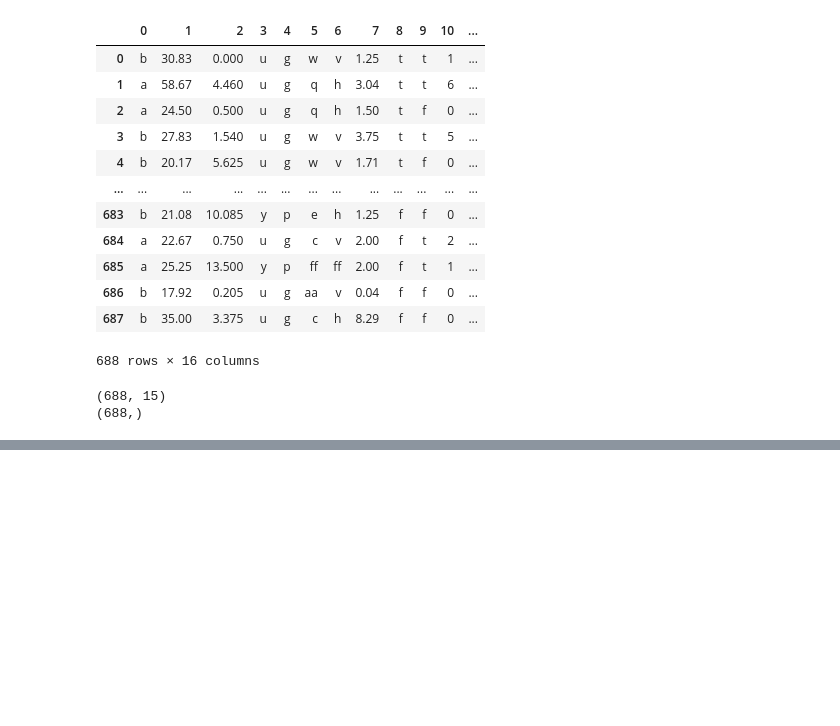
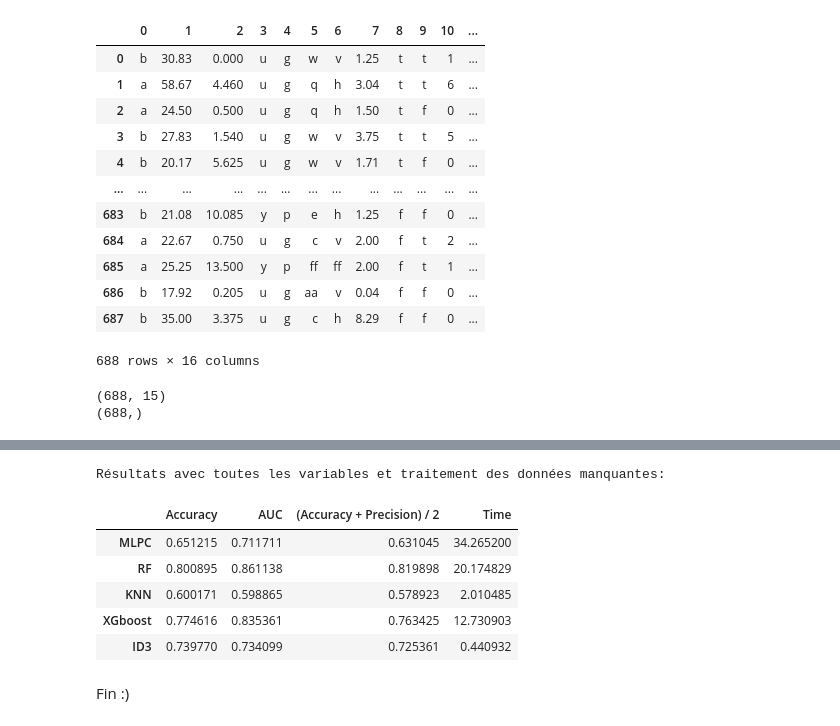
Before and after one commit to Katia-LOUNAS/Machine-Learning, a Jupyter notebook: TP01/Atelier_1.ipynb, the cells around one changed output, grey strips where cells are left out. Drawn from its saved outputs; the diff is of its cells as text; code cells hidden in the pictures; blank space fills up the shorter version.

```diff
--- a/TP01/Atelier_1.ipynb
+++ b/TP01/Atelier_1.ipynb
@@ -474,0 +539,11 @@ numeric_columns =
+# %%
+for col_id in range(X_cat.shape[1]):
+    unique_val, val_idx = np.unique(X_cat[:, col_id], return_inverse=True)
+    X_cat[:, col_id] = val_idx
+
+imp_cat = SimpleImputer(missing_values=0, strategy='most_frequent')
+X_cat = imp_cat.fit_transform(X_cat)
+# %%
+# Encodage des variables catégorielles
+encoder = OneHotEncoder(sparse=False)
+X_cat_encoded = encoder.fit_transform(X_cat)
@@ -474,0 +552,19 @@ numeric_columns =
+# %%
+X_final = np.hstack((X_num, X_cat_encoded))
+# %%
+# Normalisation des données
+scaler = StandardScaler()
+X_final_scaled = scaler.fit_transform(X_final)
+# %%
+print("\nRésultats avec toutes les variables et traitement des données manquantes:")
+run_classifiers(clfs, X_final_scaled, y)
+# %% [output]
+Résultats avec toutes les variables et traitement des données manquantes:
+|  | Accuracy | AUC | (Accuracy + Precision) / 2 | Time |
+| MLPC | 0.651215 | 0.711711 | 0.631045 | 34.265200 |
+| RF | 0.800895 | 0.861138 | 0.819898 | 20.174829 |
+| KNN | 0.600171 | 0.598865 | 0.578923 | 2.010485 |
+| XGboost | 0.774616 | 0.835361 | 0.763425 | 12.730903 |
+| ID3 | 0.739770 | 0.734099 | 0.725361 | 0.440932 |
+# %% [markdown]
+Fin :)
```
Also changed, not shown: parts of 17 cells of this notebook.
